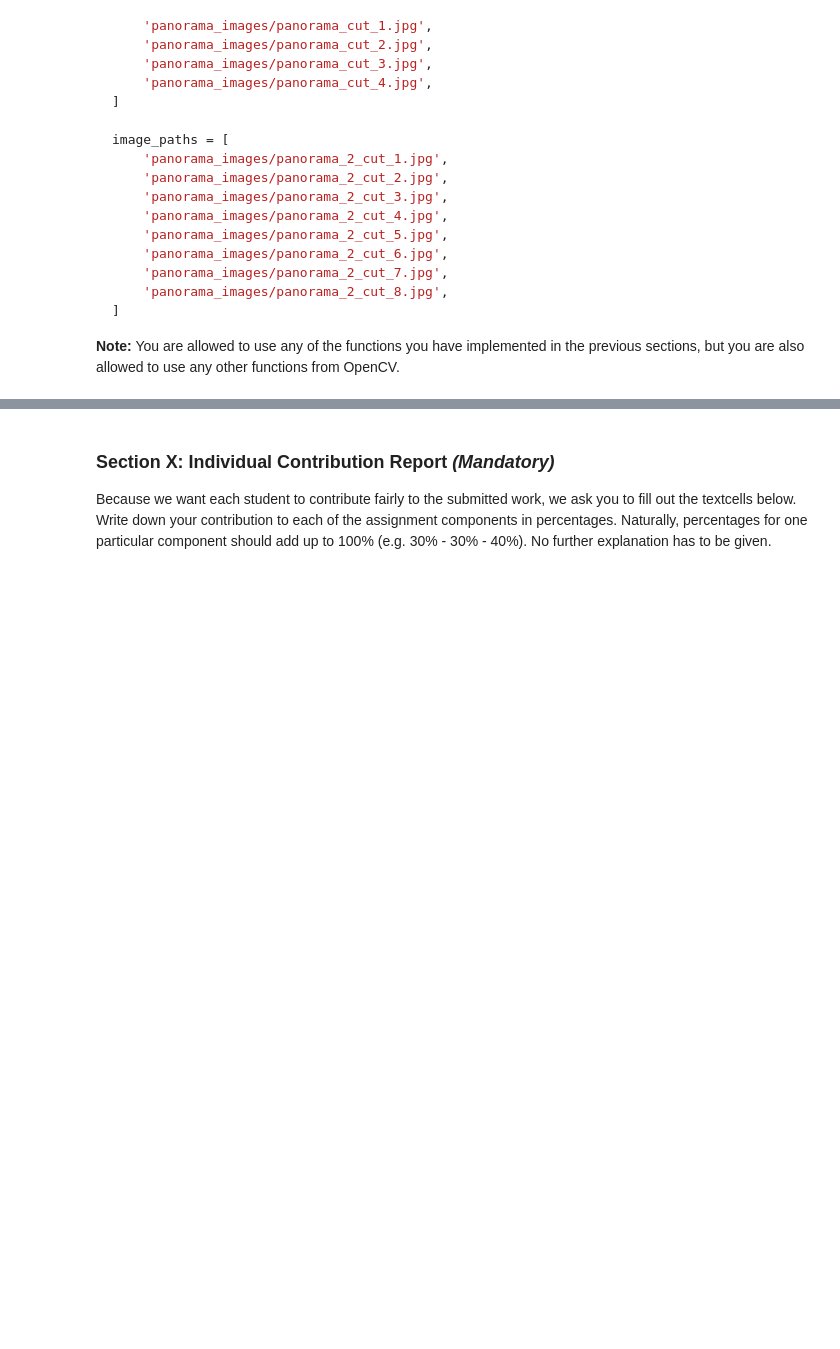
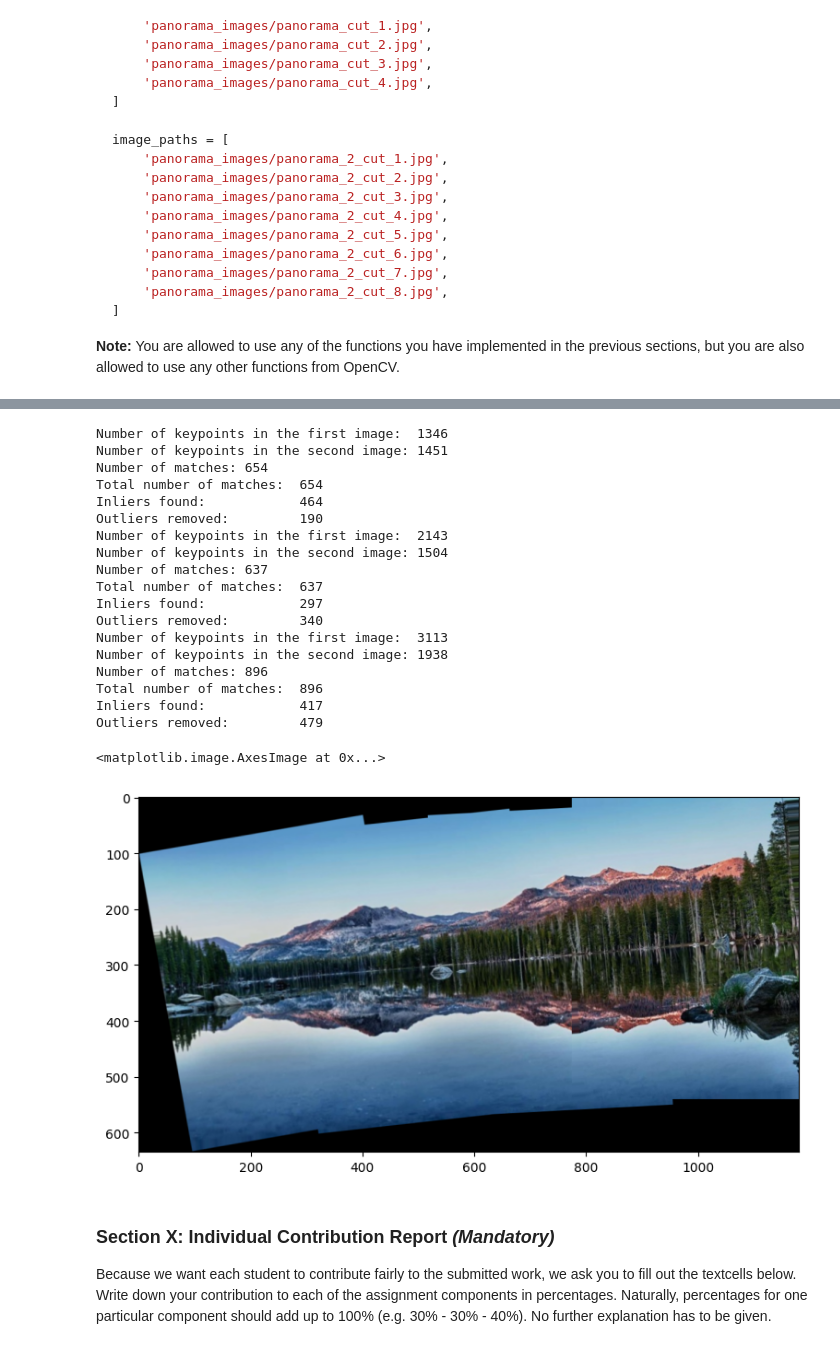
Before and after one commit to matthias-hagenauer/cv1_labs, a Jupyter notebook: cv1-lab-4/cv1-lab-4.ipynb, the cells around one changed output, grey strips where cells are left out. Cells and saved outputs as stored; diff of their text form; code cells hidden in the pictures; blank space fills up the shorter version.

```diff
--- a/cv1-lab-4/cv1-lab-4.ipynb
+++ b/cv1-lab-4/cv1-lab-4.ipynb
@@ -877,3 +942,36 @@ def automatic_panorama_stitching(images, use_mask=True):
+# %%
+# YOUR CODE HERE
+image_paths = [
+    'panorama_images/panorama_cut_1.jpg',
+    'panorama_images/panorama_cut_2.jpg',
+    'panorama_images/panorama_cut_3.jpg',
+    'panorama_images/panorama_cut_4.jpg',
+]
+
+image = automatic_panorama_stitching(image_paths, True)
+fig, axs = plt.subplots(1, figsize=(15, 5))
+axs.imshow(image)
+# %% [output]
+Number of keypoints in the first image:  1346
+Number of keypoints in the second image: 1451
+Number of matches: 654
+Total number of matches:  654
+Inliers found:            464
+Outliers removed:         190
+Number of keypoints in the first image:  2143
+Number of keypoints in the second image: 1504
+Number of matches: 637
+Total number of matches:  637
+Inliers found:            297
+Outliers removed:         340
+Number of keypoints in the first image:  3113
+Number of keypoints in the second image: 1938
+Number of matches: 896
+Total number of matches:  896
+Inliers found:            417
+Outliers removed:         479
+<matplotlib.image.AxesImage at 0x...>
+[figure, added]
 # %%
 # YOUR CODE HERE
 # %% [markdown]
```
Also changed, not shown: parts of 5 cells of this notebook.
